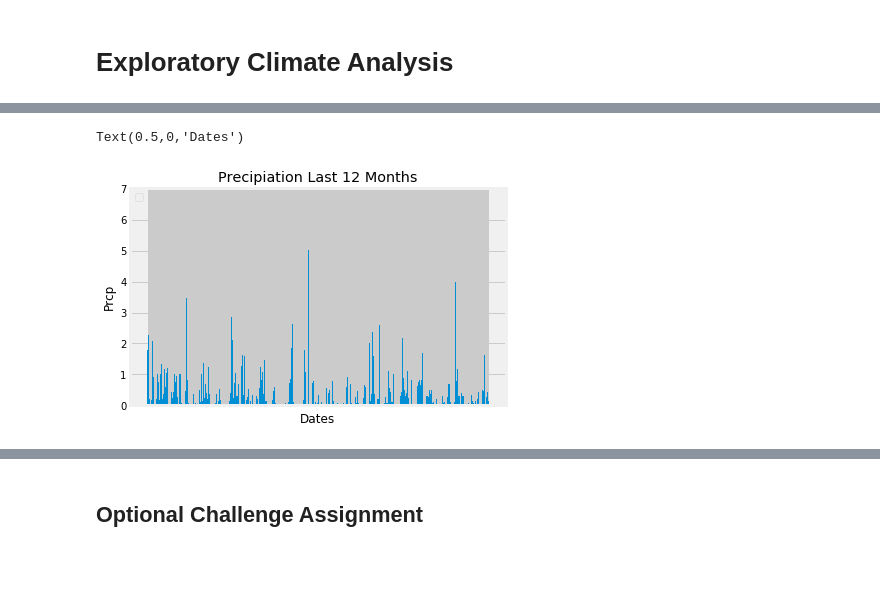
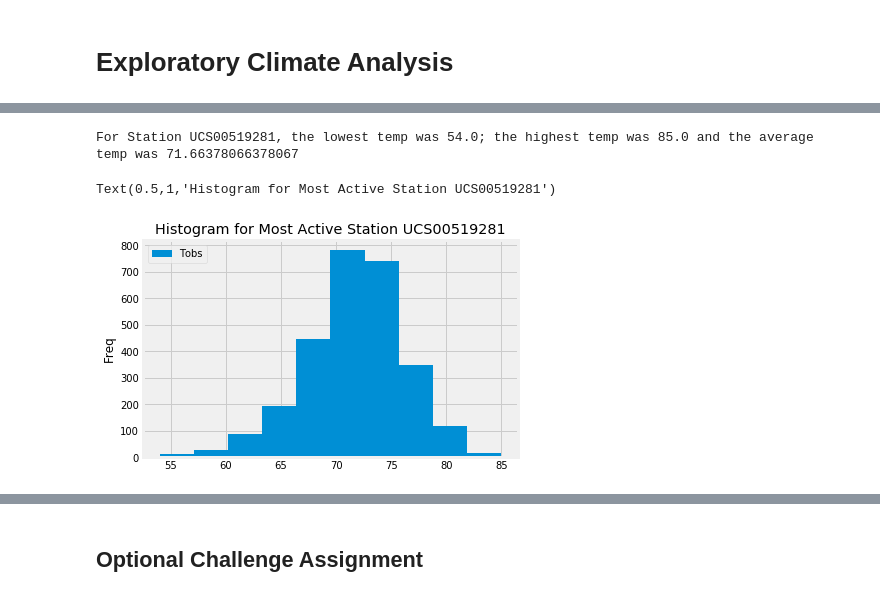
Before and after one commit to MarkovCredit/BootCamp_Spot, a Jupyter notebook: 11-Advanced-Data-Storage-and-Retrieval/Climate_Analysis_ML.ipynb, the cells around one changed output, grey strips where cells are left out. Cells and saved outputs as stored; diff of their text form; code cells hidden in the pictures; blank space fills up the shorter version.

```diff
--- a/11-Advanced-Data-Storage-and-Retrieval/Climate_Analysis_ML.ipynb
+++ b/11-Advanced-Data-Storage-and-Retrieval/Climate_Analysis_ML.ipynb
@@ -161,0 +181,7 @@ dtype: int64
+# %%
+# How many stations are available in this dataset?
+stations = pd.DataFrame(engine.execute("SELECT * from Measurement").fetchall())
+stations = stations.rename(columns = {0: "ID",1:"Station",2:"Date",3: "Prcp",4:"Tobs"})
+stations.head()
+
+print(f"There are {len(stations['Station'].unique())} unique stations in the data set" )
@@ -162,17 +206,27 @@ dtype: int64
+# %%
+# Using the station id from the previous query, calculate the lowest temperature recorded,
+# highest temperature recorded, and average temperature most active station?
+df_MostActive = stations[stations['Station'] == 'USC00519281']
+df_MostActive_MinTemp = df_MostActive['Tobs'].min()
+df_MostActive_MaxTemp = df_MostActive['Tobs'].max()
+df_Most_Active_AvgTemp = df_MostActive['Tobs'].mean()
+
+print(f'For Station UCS00519281, the lowest temp was {df_MostActive_MinTemp}; \
+the highest temp was {df_MostActive_MaxTemp} and the average temp was \
+{df_Most_Active_AvgTemp}')
+# %% [output]
+For Station UCS00519281, the lowest temp was 54.0; the highest temp was 85.0 and the average temp was 71.66378066378067
 # %%
-# Rotate the xticks for the dates
-# Use Pandas Plotting with Matplotlib to plot the data
-ax = plt.axes()
-plt.bar(rain_df_L12M['Date'],rain_df_L12M['Prcp'])
-ax.xaxis.set_major_formatter(plt.NullFormatter())
-#fig = plt.figure(1)
-#ax = fig.add_subplot(111)
-#ax.hist(df_MostActive['Tobs'])
+# Choose the station with the highest number of temperature observations.
+# Query the last 12 months of temperature observation data for this station and
+#plot the results as a histogram
+fig = plt.figure(1)
+ax = fig.add_subplot(111)
+ax.hist(df_MostActive['Tobs'])
 handles, labels = ax.get_legend_handles_labels()
-lgd = ax.legend(handles, labels, loc = 'upper left')
-plt.ylabel('Prcp')
-plt.title('Precipiation Last 12 Months')
-plt.xlabel('Dates')
+lgd =ax.legend(handles, labels, loc = 'upper left')
+plt.ylabel('Freq')
+plt.title('Histogram for Most Active Station UCS00519281')
 # %% [output]
-Text(0.5,0,'Dates')
+Text(0.5,1,'Histogram for Most Active Station UCS00519281')
-[figure, old version]
+[figure, new version]
```
Also changed, not shown: parts of 36 cells of this notebook, 1 other file.
